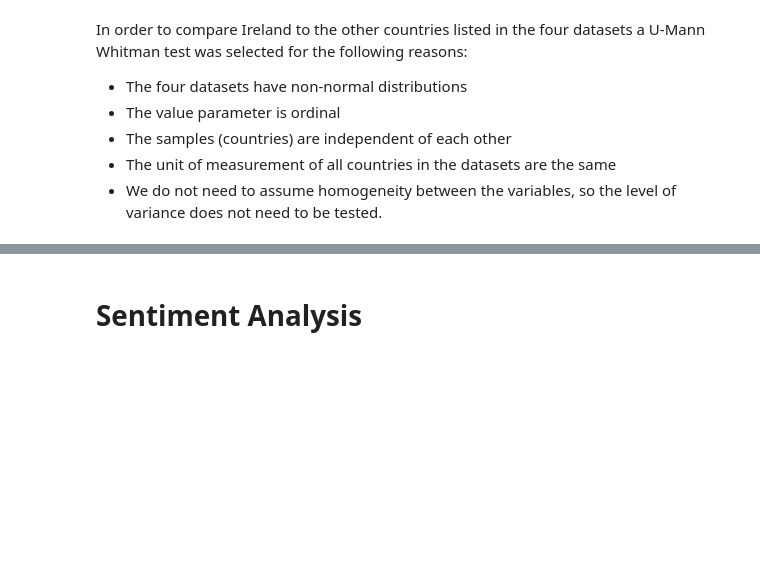
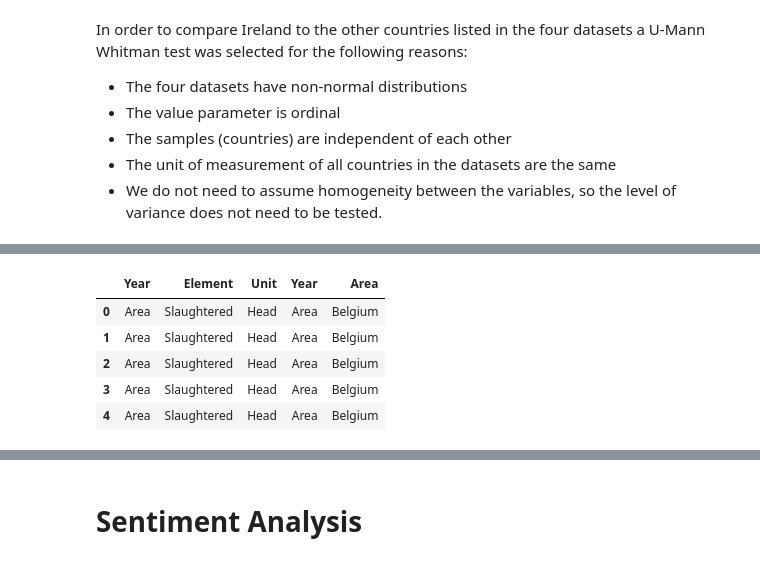
Before and after one commit to Shaun7559/CA2-Semester-1-SS, a Jupyter notebook: Report/Shaun_Smith_CA2_MSc_Data_Analytics.ipynb, the cells around one changed output, grey strips where cells are left out. Drawn from its saved outputs; the diff is of its cells as text; code cells hidden in the pictures; blank space fills up the shorter version.

```diff
--- a/Report/Shaun_Smith_CA2_MSc_Data_Analytics.ipynb
+++ b/Report/Shaun_Smith_CA2_MSc_Data_Analytics.ipynb
@@ -1055,0 +1075,12 @@ In order to compare Ireland to the other countries listed in the four datasets a
+# %%
+slaughter_melt = pd.melt(slaughter_clean, id_vars=['Year', 'Element', 'Unit'],
+                         var_name="Item", value_name="Area")
+# %%
+slaughter_melt.head()
+# %% [output]
+|  | Year | Element | Unit | Year | Area |
+| 0 | Area | Slaughtered | Head | Area | Belgium |
+| 1 | Area | Slaughtered | Head | Area | Belgium |
+| 2 | Area | Slaughtered | Head | Area | Belgium |
+| 3 | Area | Slaughtered | Head | Area | Belgium |
+| 4 | Area | Slaughtered | Head | Area | Belgium |
```
Also changed, not shown: parts of 17 cells of this notebook.
